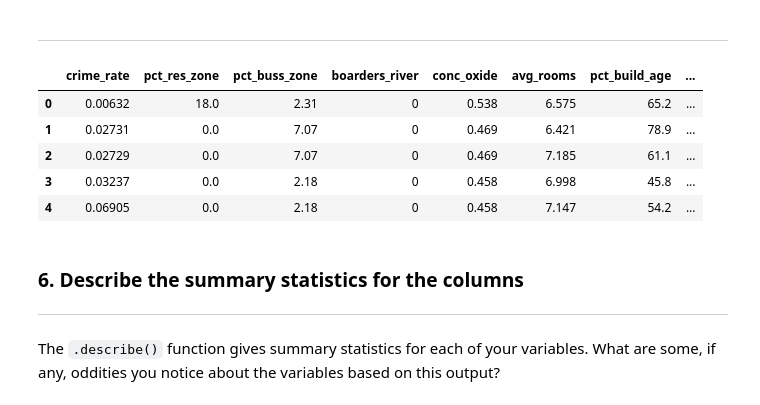
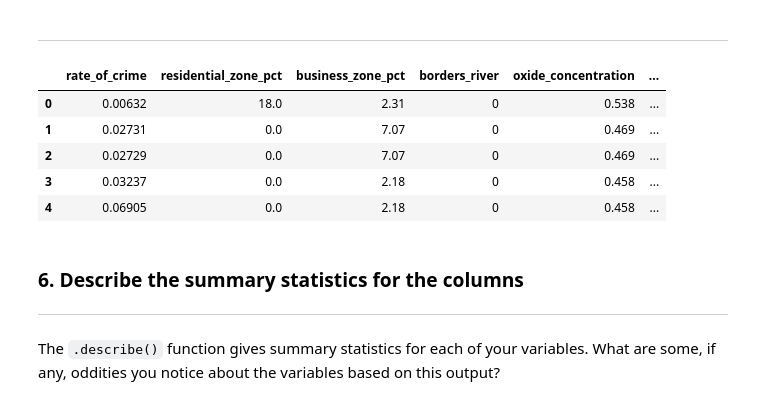
Before and after one commit to ga-curriculum/old-dsb-108-EDA, a Jupyter notebook: solution-code/basic-eda-walkthrough-solutions.ipynb, the cells around one changed output. Cells and saved outputs as stored; diff of their text form; code cells hidden in the pictures.

```diff
--- a/solution-code/basic-eda-walkthrough-solutions.ipynb
+++ b/solution-code/basic-eda-walkthrough-solutions.ipynb
@@ -341,20 +346,21 @@ boston.head(3)
 # %%
 # List Replacement Method
 boston_2 = pd.read_csv('../datasets/housing.csv',index_col = 0).head()
 
-new_names = ['crime_rate','pct_res_zone','pct_buss_zone','boarders_river',
-            'conc_oxide','avg_rooms','pct_build_age','dist_to_work','highway_access',
-            'property_tax','student_teacher_ratio','pct_underclass',
-            'med_home_value']
+new_names = ['rate_of_crime', 'residential_zone_pct', 'business_zone_pct',
+       'borders_river', 'oxide_concentration', 'average_rooms',
+       'owner_occup_pct', 'dist_to_work', 'access_to_highway', 'property_tax',
+       'student_teacher_ratio', 'aa_stat', 'pct_underclass',
+       'home_median_value']
 boston_2.columns = new_names
 boston_2.head()
 # %% [output]
-|  | crime_rate | pct_res_zone | pct_buss_zone | boarders_river | conc_oxide | avg_rooms | pct_build_age | ... |
-| 0 | 0.00632 | 18.0 | 2.31 | 0 | 0.538 | 6.575 | 65.2 | ... |
-| 1 | 0.02731 | 0.0 | 7.07 | 0 | 0.469 | 6.421 | 78.9 | ... |
-| 2 | 0.02729 | 0.0 | 7.07 | 0 | 0.469 | 7.185 | 61.1 | ... |
-| 3 | 0.03237 | 0.0 | 2.18 | 0 | 0.458 | 6.998 | 45.8 | ... |
-| 4 | 0.06905 | 0.0 | 2.18 | 0 | 0.458 | 7.147 | 54.2 | ... |
+|  | rate_of_crime | residential_zone_pct | business_zone_pct | borders_river | oxide_concentration | ... |
+| 0 | 0.00632 | 18.0 | 2.31 | 0 | 0.538 | ... |
+| 1 | 0.02731 | 0.0 | 7.07 | 0 | 0.469 | ... |
+| 2 | 0.02729 | 0.0 | 7.07 | 0 | 0.469 | ... |
+| 3 | 0.03237 | 0.0 | 2.18 | 0 | 0.458 | ... |
+| 4 | 0.06905 | 0.0 | 2.18 | 0 | 0.458 | ... |
 # %% [markdown]
 <a id='describe'></a>
 
```
Also changed, not shown: parts of 13 cells of this notebook, 2 other files.
